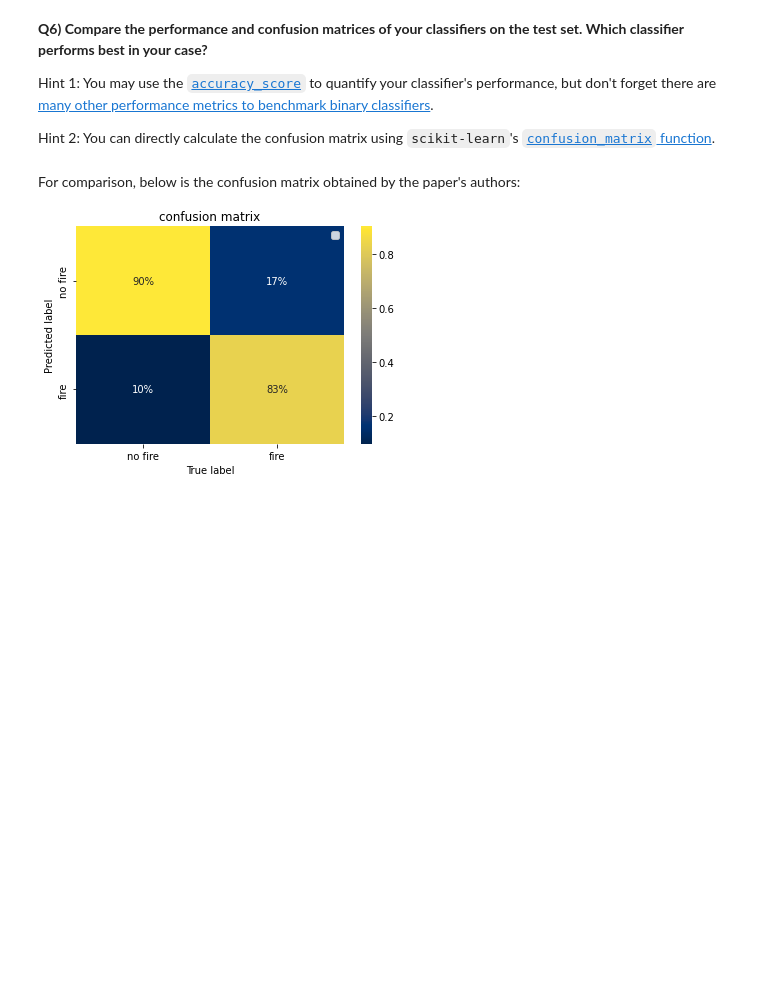
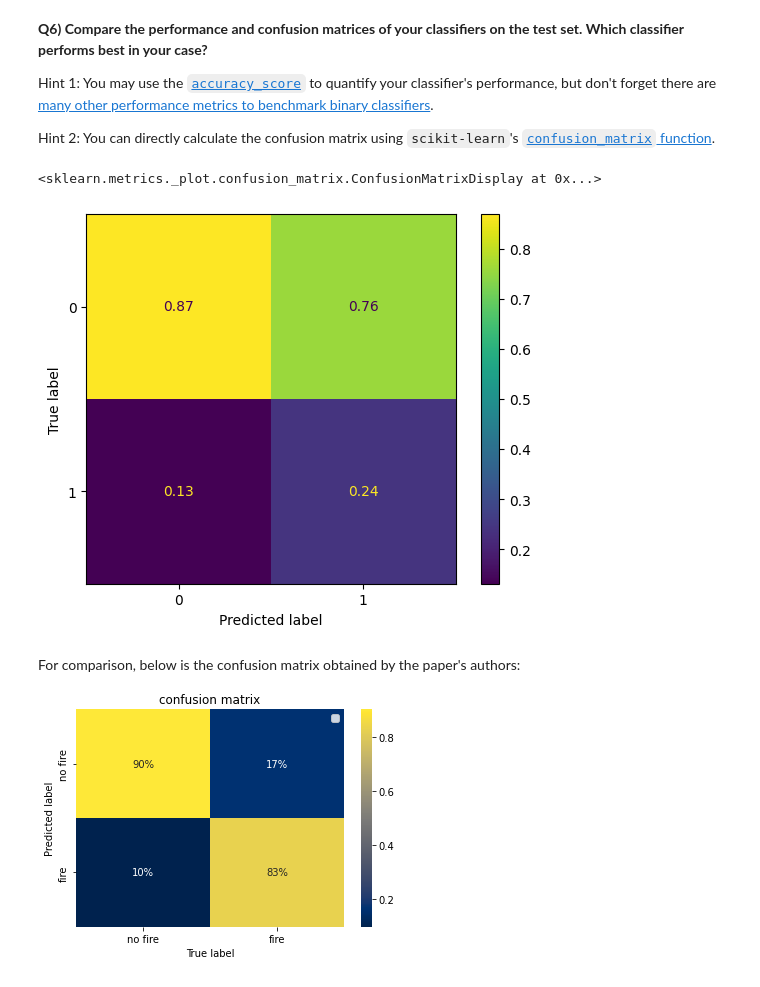
Before and after one commit to mojanshadkar/2023_ML_EES, a Jupyter notebook: Labs/S2_4_Wildfire_Risk_Italy.ipynb, the cells around one changed output. Cells and saved outputs as stored; diff of their text form; code cells hidden in the pictures; blank space fills up the shorter version.

```diff
--- a/Labs/S2_4_Wildfire_Risk_Italy.ipynb
+++ b/Labs/S2_4_Wildfire_Risk_Italy.ipynb
@@ -294,17 +294,17 @@ all_indices = list(range(len(inputs_gdf)))
 #####################################################################################################################
 # 3. Convert the inputs_gdf dataframe to numpy array
 #####################################################################################################################
-inputs_gdf = inputs_gdf.to_numpy()
+#inputs_gdf = inputs_gdf.to_numpy()
 
 #####################################################################################################################
 # 4. Apply train_test_split on 'all_indices', and store training indices in 'indx_train', test indices in 'indx_test'
 #####################################################################################################################
-____,______ = _________________(____________,test_size=______,random_state=42)
+indx_train, indx_test = train_test_split(all_indices, test_size=0.25, random_state=42)
 
 #####################################################################################################################
 # 5. Create training and test sets with indx_train and indx_test
 #####################################################################################################################
-____,____,___,___ = ____________[___________],_______[________],______[________],_______[__________]
+X_train, X_test, y_train, y_test = inputs_gdf[indx_train], inputs_gdf[indx_test], outputs[indx_train], outputs[indx_test]
 # %%
 # Check the shape of your training(/validation)/test sets
 # and make sure you kept at least 20% of your dataset for testing
@@ -372,7 +375,7 @@ from sklearn.____ import _____________, ___________________
 #####################################################################################################################
 # 2. Use rfc to make prediction on test set
 #####################################################################################################################
-rfc_preds = rfc.________(_____)
+rfc_preds = rfc.predict(X_test)
 # %%
 #####################################################################################################################
 # 3. Use accuracy_score to infer trained classifier performance
@@ -381,10 +384,13 @@ rfc_acc = ____________(_____, ________)
 # %%
 #####################################################################################################################
 # 4. Plot the confusion matrix
 #####################################################################################################################
-cm = confusion_matrix(______, _______, normalize=____) # Get a confusion matrix 'cm', use 'pred' for the normalize option
-disp = _________________(_____________ = cm) # Use ConfusionMatrixDisplay to visualize 'cm'
+cm = confusion_matrix(y_test, rfc_preds, normalize='pred') # Get a confusion matrix 'cm', use 'pred' for the normalize option
+disp = ConfusionMatrixDisplay(confusion_matrix = cm) # Use ConfusionMatrixDisplay to visualize 'cm'
 disp.plot()
+# %% [output]
+<sklearn.metrics._plot.confusion_matrix.ConfusionMatrixDisplay at 0x...>
+[figure, added]
 # %% [markdown]
 For comparison, below is the confusion matrix obtained by the paper's authors:
 
```
Also changed, not shown: parts of 9 cells of this notebook.
